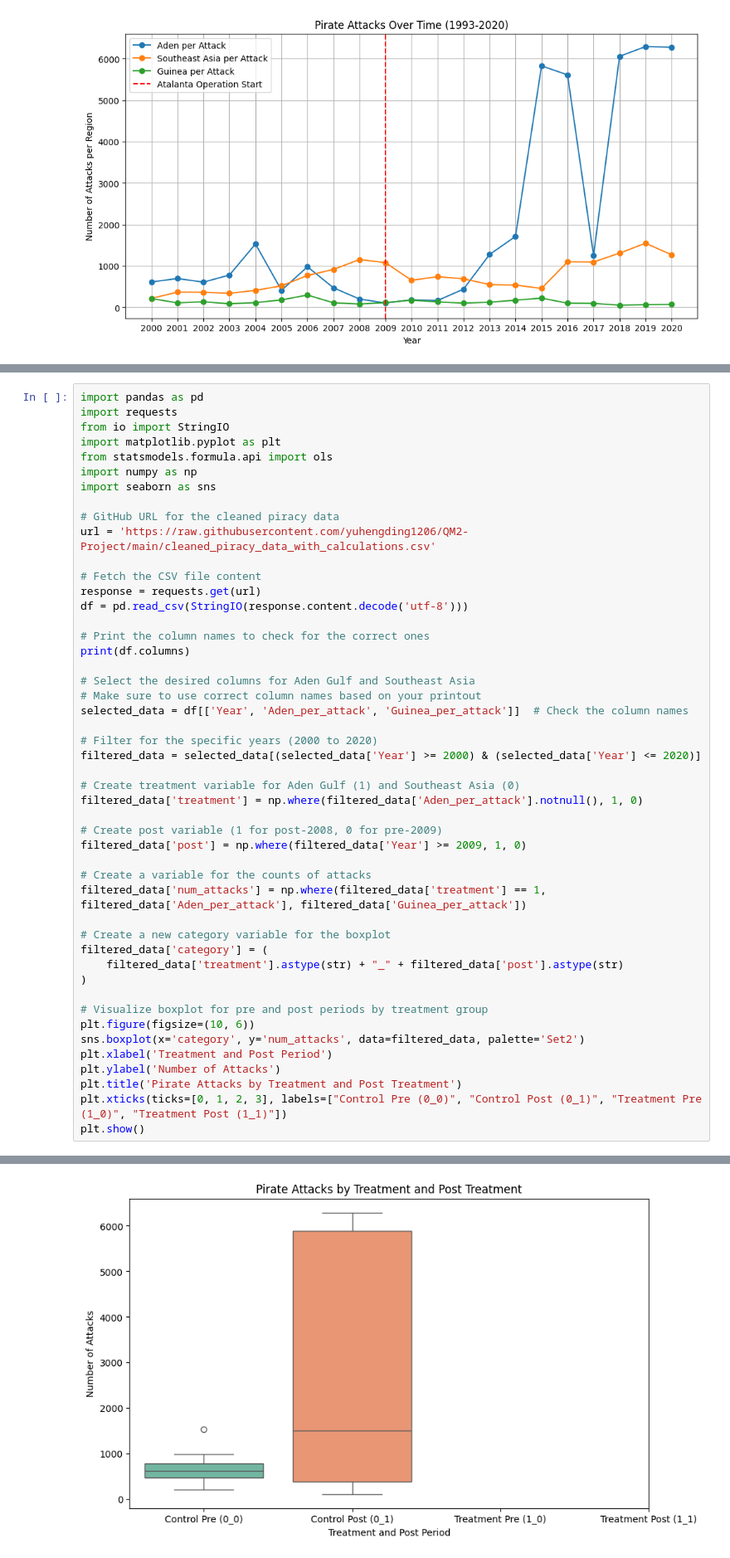
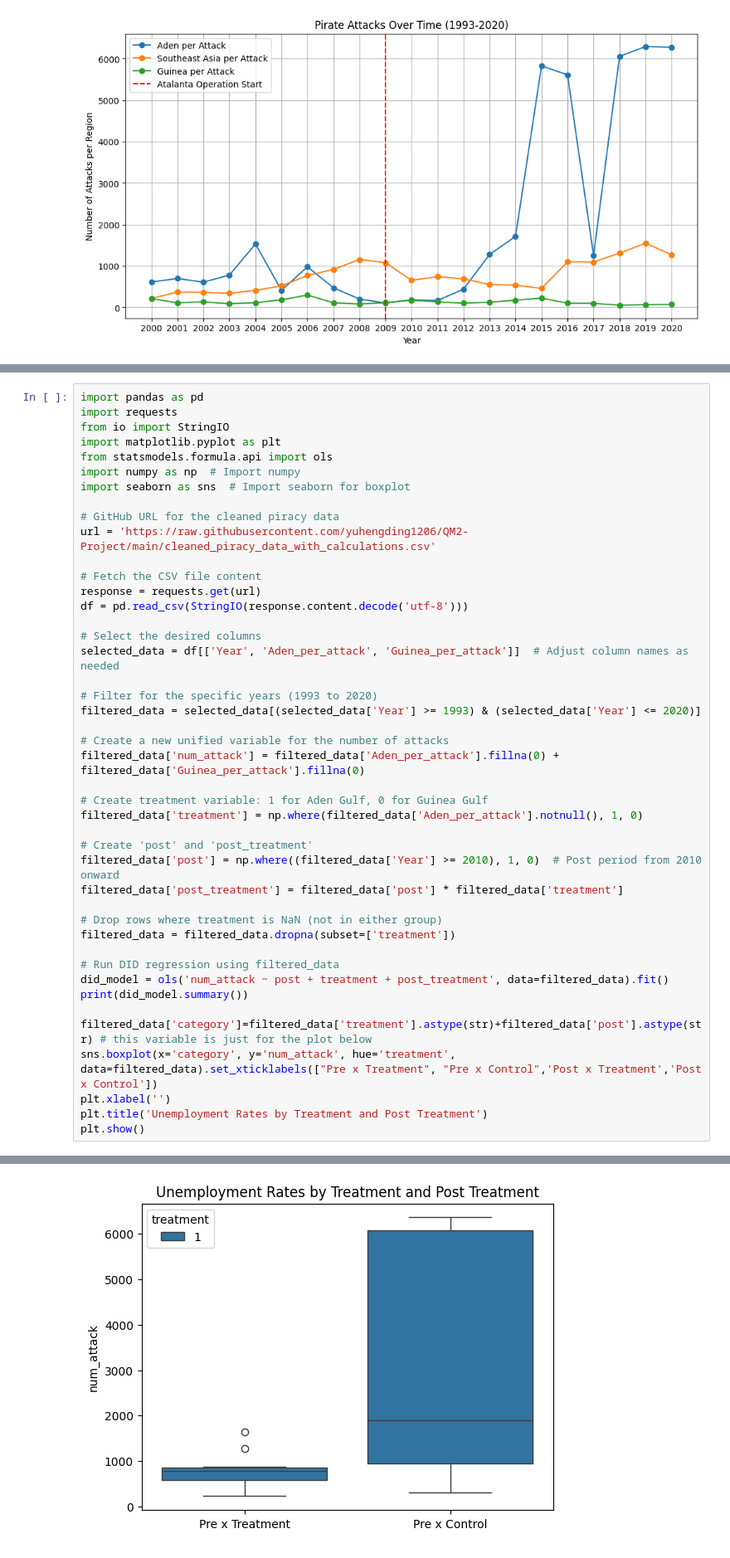
Before and after one commit to yuhengding1206/QM2-2024, a Jupyter notebook: W1_Python_Recap Copy.ipynb, the cells around one changed output, grey strips where cells are left out. Shown at 83% size. Drawn from its saved outputs; the diff is of its cells as text.

```diff
--- a/W1_Python_Recap Copy.ipynb
+++ b/W1_Python_Recap Copy.ipynb
@@ -1666,8 +1560,8 @@ import requests
 from io import StringIO
 import matplotlib.pyplot as plt
 from statsmodels.formula.api import ols
-import numpy as np
-import seaborn as sns
+import numpy as np  # Import numpy
+import seaborn as sns  # Import seaborn for boxplot
 
 # GitHub URL for the cleaned piracy data
 url = 'https://raw.githubusercontent.com/yuhengding1206/QM2-Project/main/cleaned_piracy_data_with_calculations.csv'
@@ -1676,36 +1570,32 @@ url = 'https://raw.githubusercontent.com/yuhengding1206/QM2-Project/main/cleaned
 response = requests.get(url)
 df = pd.read_csv(StringIO(response.content.decode('utf-8')))
 
-# Print the column names to check for the correct ones
-print(df.columns)
+# Select the desired columns
+selected_data = df[['Year', 'Aden_per_attack', 'Guinea_per_attack']]  # Adjust column names as needed
 
-# Select the desired columns for Aden Gulf and Southeast Asia
-# Make sure to use correct column names based on your printout
-selected_data = df[['Year', 'Aden_per_attack', 'Guinea_per_attack']]  # Check the column names
+# Filter for the specific years (1993 to 2020)
+filtered_data = selected_data[(selected_data['Year'] >= 1993) & (selected_data['Year'] <= 2020)]
 
-# Filter for the specific years (2000 to 2020)
-filtered_data = selected_data[(selected_data['Year'] >= 2000) & (selected_data['Year'] <= 2020)]
+# Create a new unified variable for the number of attacks
+filtered_data['num_attack'] = filtered_data['Aden_per_attack'].fillna(0) + filtered_data['Guinea_per_attack'].fillna(0)
 
-# Create treatment variable for Aden Gulf (1) and Southeast Asia (0)
+# Create treatment variable: 1 for Aden Gulf, 0 for Guinea Gulf
 filtered_data['treatment'] = np.where(filtered_data['Aden_per_attack'].notnull(), 1, 0)
 
-# Create post variable (1 for post-2008, 0 for pre-2009)
-filtered_data['post'] = np.where(filtered_data['Year'] >= 2009, 1, 0)
+# Create 'post' and 'post_treatment'
+filtered_data['post'] = np.where((filtered_data['Year'] >= 2010), 1, 0)  # Post period from 2010 onward
+filtered_data['post_treatment'] = filtered_data['post'] * filtered_data['treatment']
 
-# Create a variable for the counts of attacks
-filtered_data['num_attacks'] = np.where(filtered_data['treatment'] == 1, filtered_data['Aden_per_attack'], filtered_data['Guinea_per_attack'])
+# Drop rows where treatment is NaN (not in either group)
+filtered_data = filtered_data.dropna(subset=['treatment'])
 
-# Create a new category variable for the boxplot
-filtered_data['category'] = (
-    filtered_data['treatment'].astype(str) + "_" + filtered_data['post'].astype(str)
-)
+# Run DID regression using filtered_data
+did_model = ols('num_attack ~ post + treatment + post_treatment', data=filtered_data).fit()
+print(did_model.summary())
 
-# Visualize boxplot for pre and post periods by treatment group
-plt.figure(figsize=(10, 6))
-sns.boxplot(x='category', y='num_attacks', data=filtered_data, palette='Set2')
-plt.xlabel('Treatment and Post Period')
-plt.ylabel('Number of Attacks')
-plt.title('Pirate Attacks by Treatment and Post Treatment')
-plt.xticks(ticks=[0, 1, 2, 3], labels=["Control Pre (0_0)", "Control Post (0_1)", "Treatment Pre (1_0)", "Treatment Post (1_1)"])
+filtered_data['category']=filtered_data['treatment'].astype(str)+filtered_data['post'].astype(str) # this variable is just for the plot below
+sns.boxplot(x='category', y='num_attack', hue='treatment', data=filtered_data).set_xticklabels(["Pre x Treatment", "Pre x Control",'Post x Treatment','Post x Control'])
+plt.xlabel('')
+plt.title('Unemployment Rates by Treatment and Post Treatment')
 plt.show()
 # %% [output]
@@ -1719 +1619 @@ Passing `palette` without assigning `hue` is deprecated and will be removed in v
-[figure, old version]
+[figure, new version]
```
Also changed, not shown: parts of 5 cells of this notebook.
